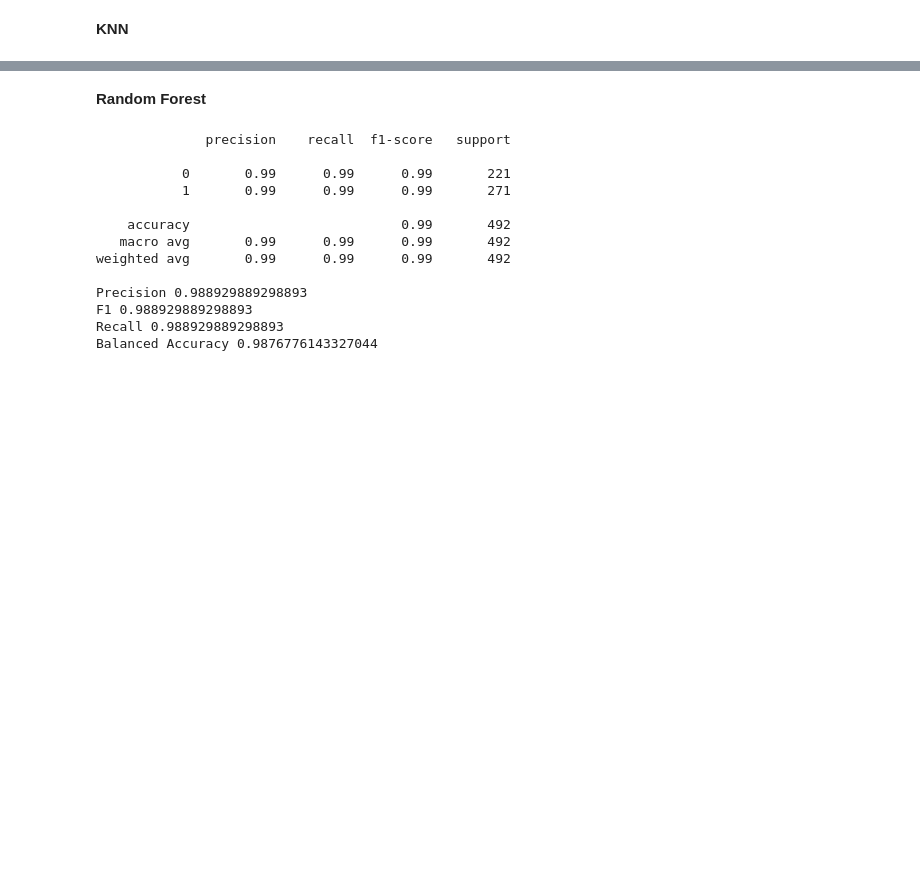
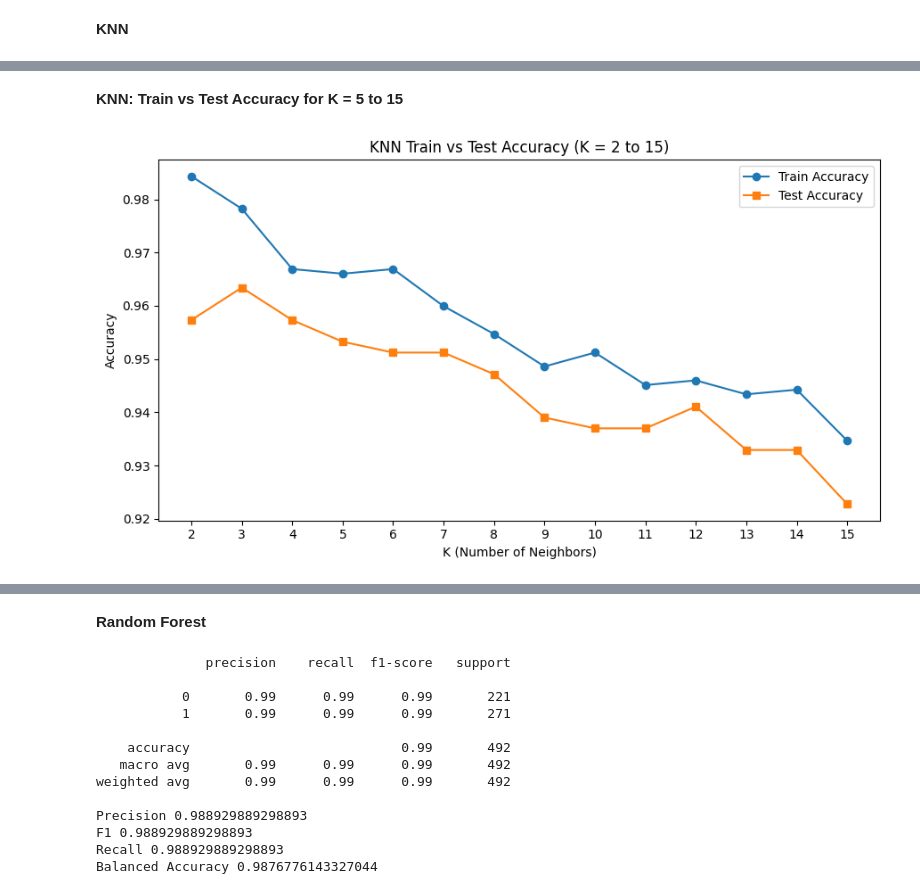
Before and after one commit to finsaccount/MSCS-335---Intrusion-Detection-System-Machine-Learning-Final-Project-, a Jupyter notebook: Ensemble.ipynb, the cells around one changed output, grey strips where cells are left out. Saved outputs shown, nothing was run; the diff lists cells and outputs as text; code cells hidden in the pictures; blank space fills up the shorter version.

```diff
--- a/Ensemble.ipynb
+++ b/Ensemble.ipynb
@@ -123,0 +124,27 @@ Balanced Accuracy 0.9504683508373546
+# %% [markdown]
+**KNN: Train vs Test Accuracy for K = 5 to 15**
+# %%
+from sklearn.neighbors import KNeighborsClassifier
+
+k_values = range(2, 16)
+train_accuracies = []
+test_accuracies = []
+
+for k in k_values:
+    knn = KNeighborsClassifier(n_neighbors=k)
+    knn.fit(x_train_scaled, y_train)
+    train_accuracies.append(accuracy_score(y_train, knn.predict(x_train_scaled)))
+    test_accuracies.append(accuracy_score(y_test, knn.predict(x_test_scaled)))
+
+plt.figure(figsize=(9, 5))
+plt.plot(list(k_values), train_accuracies, marker='o', label='Train Accuracy')
+plt.plot(list(k_values), test_accuracies, marker='s', label='Test Accuracy')
+plt.xticks(list(k_values))
+plt.xlabel('K (Number of Neighbors)')
+plt.ylabel('Accuracy')
+plt.title('KNN Train vs Test Accuracy (K = 2 to 15)')
+plt.legend()
+plt.tight_layout()
+plt.show()
+# %% [output]
+[figure, added]
```
Also changed, not shown: parts of 19 cells of this notebook.
